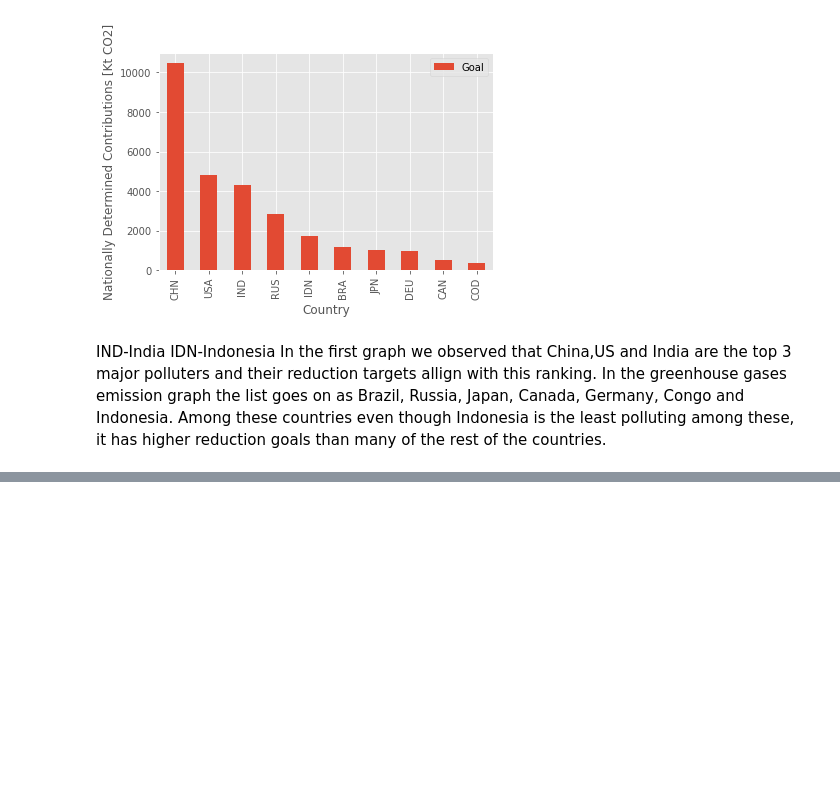
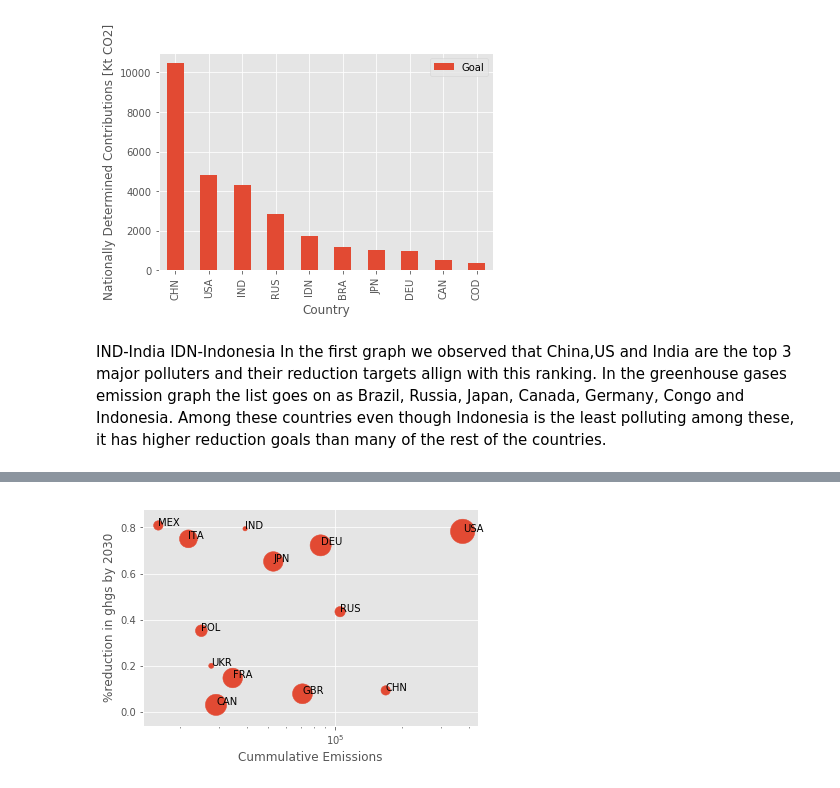
Before and after one commit to jasonrwang/ghg_analytics, a Jupyter notebook: ghg_analytics.ipynb, the cells around one changed output, grey strips where cells are left out. Drawn from its saved outputs; the diff is of its cells as text; code cells hidden in the pictures; blank space fills up the shorter version.

```diff
--- a/ghg_analytics.ipynb
+++ b/ghg_analytics.ipynb
@@ -351,0 +416,10 @@ In the first graph we observed that China,US and India are the top 3 major pollu
+# %%
+#Random values of % reduction in historical debt to generate data for making the scatter plot
+CountriesHighHistDebt["% reduction"] = np.random.uniform(size = len(CountriesHighHistDebt.index))
+# %%
+GDPperCapitaWB = pd.read_csv("data/World Bank/GDP_per_capita.csv", skiprows=4, index_col = "Country Code", header = 0)
+GDPperCapitaWB.dropna(how="all", axis=0, inplace=True)
+GDPperCapitaWB.dropna(how="all", axis=1, inplace=True)
+GDPperCapitaWB.drop(columns = ["Indicator Name","Indicator Code"], inplace = True)
+GDPperCapitaWB.iloc[:,1:] = GDPperCapitaWB.iloc[:,1:].interpolate(axis = 1)
+GDPperCapitaWB.head()
@@ -351,0 +435,3 @@ In the first graph we observed that China,US and India are the top 3 major pollu
+# %%
+GDPperCapita2017 = GDPperCapitaWB[["2017"]]
+GDPperCapita2017.head()
@@ -351,0 +464,4 @@ In the first graph we observed that China,US and India are the top 3 major pollu
+# %%
+#Merge the two datasets here based on the Country Name
+HistoricalDebtMergedDf = CountriesHighHistDebt.join(GDPperCapita2017)
+HistoricalDebtMergedDf
@@ -351,0 +484,13 @@ In the first graph we observed that China,US and India are the top 3 major pollu
+# %%
+plt.scatter(x=HistoricalDebtMergedDf["Cummulative Emissions"],y=HistoricalDebtMergedDf["% reduction"],\
+            s = HistoricalDebtMergedDf["2017"]/100)
+plt.xscale("log")
+plt.xlabel("Cummulative Emissions")
+plt.ylabel("%reduction in ghgs by 2030")
+for i in range(len(list(HistoricalDebtMergedDf.index))):
+    plt.text(x=HistoricalDebtMergedDf.ix[i,"Cummulative Emissions"],y=HistoricalDebtMergedDf.ix[i,"% reduction"],\
+         s = list(HistoricalDebtMergedDf.index)[i])
+plt.grid(True)
+plt.show()
+# %% [output]
+[figure, added]
```
Also changed, not shown: parts of 14 cells of this notebook, 2 other files.
